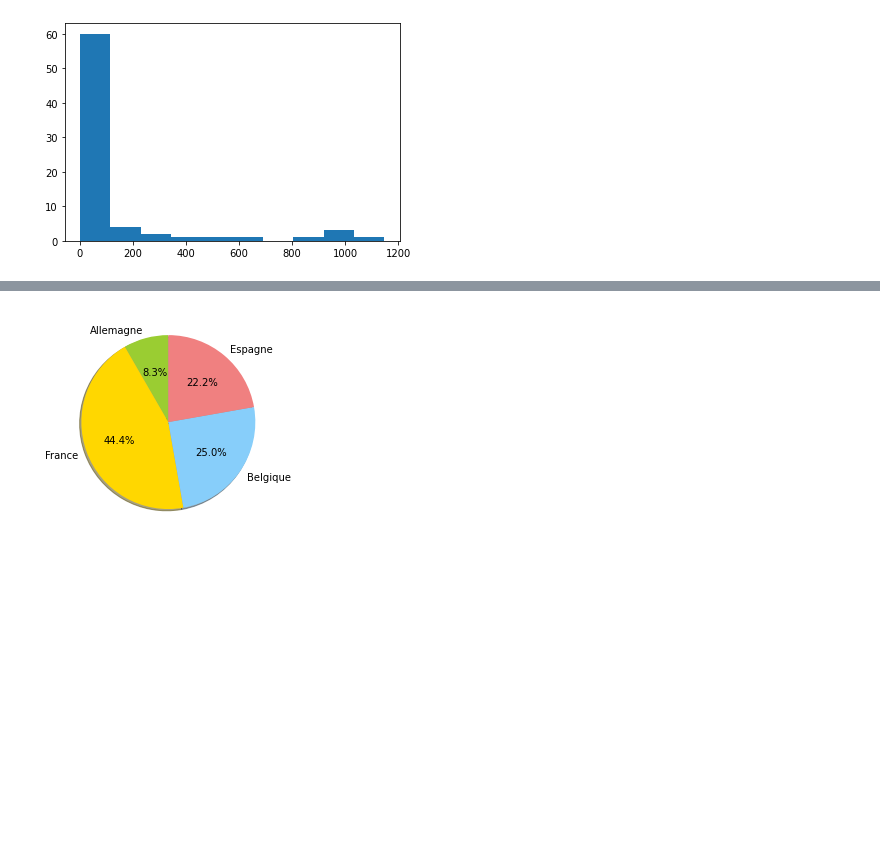
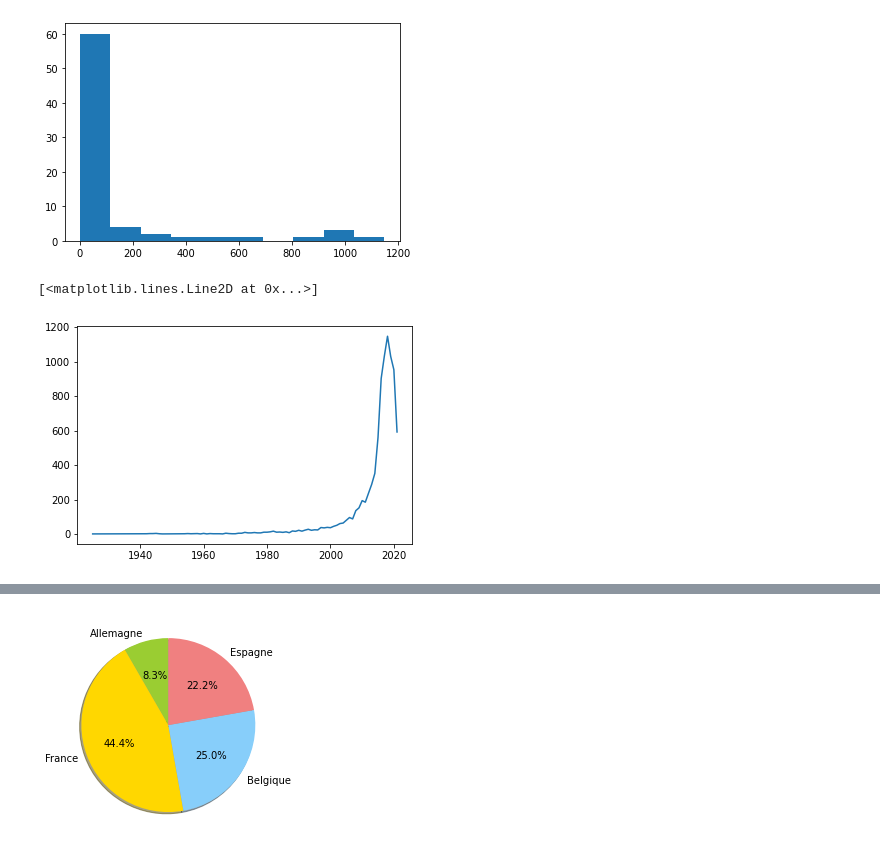
Before and after one commit to Jonathan2433/DATASET_TWITCH, a Jupyter notebook: Stream_Formation_Python_3.ipynb, the cells around one changed output, grey strips where cells are left out. Drawn from its saved outputs; the diff is of its cells as text; code cells hidden in the pictures; blank space fills up the shorter version.

```diff
--- a/Stream_Formation_Python_3.ipynb
+++ b/Stream_Formation_Python_3.ipynb
@@ -332,3 +338,8 @@ plt.hist([data])
         1.1470e+03]),
  <a list of 10 Patch objects>)
 [figure]
+# %%
+plt.plot(data.index, data)
+# %% [output]
+[<matplotlib.lines.Line2D at 0x...>]
+[figure, added]
```
Also changed, not shown: parts of 4 cells of this notebook.
